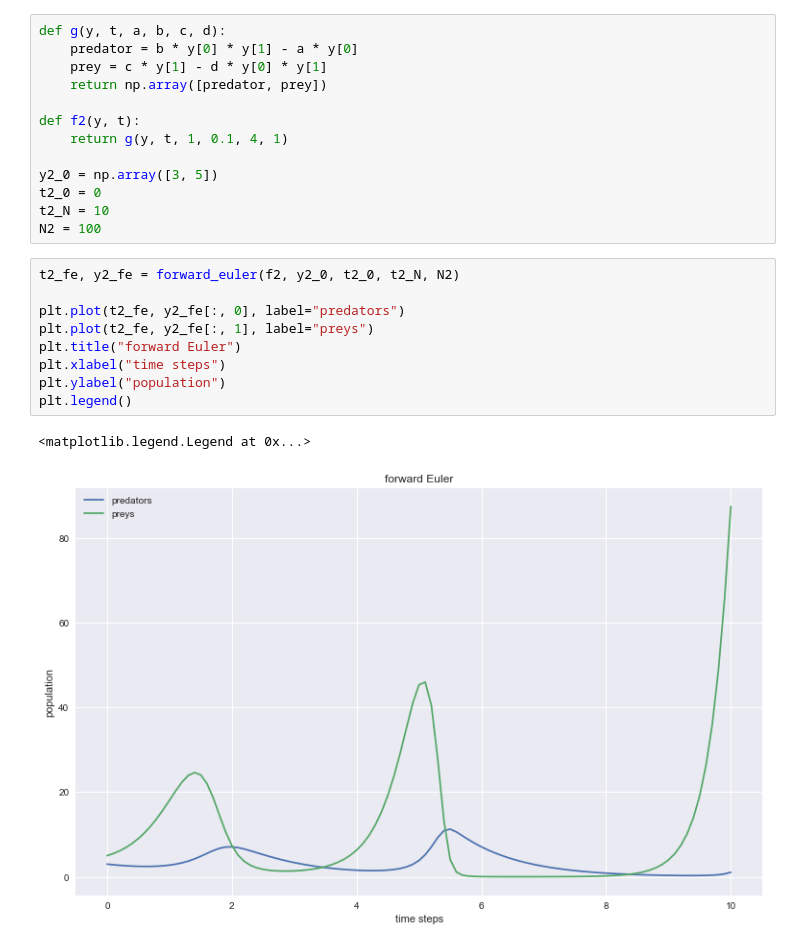
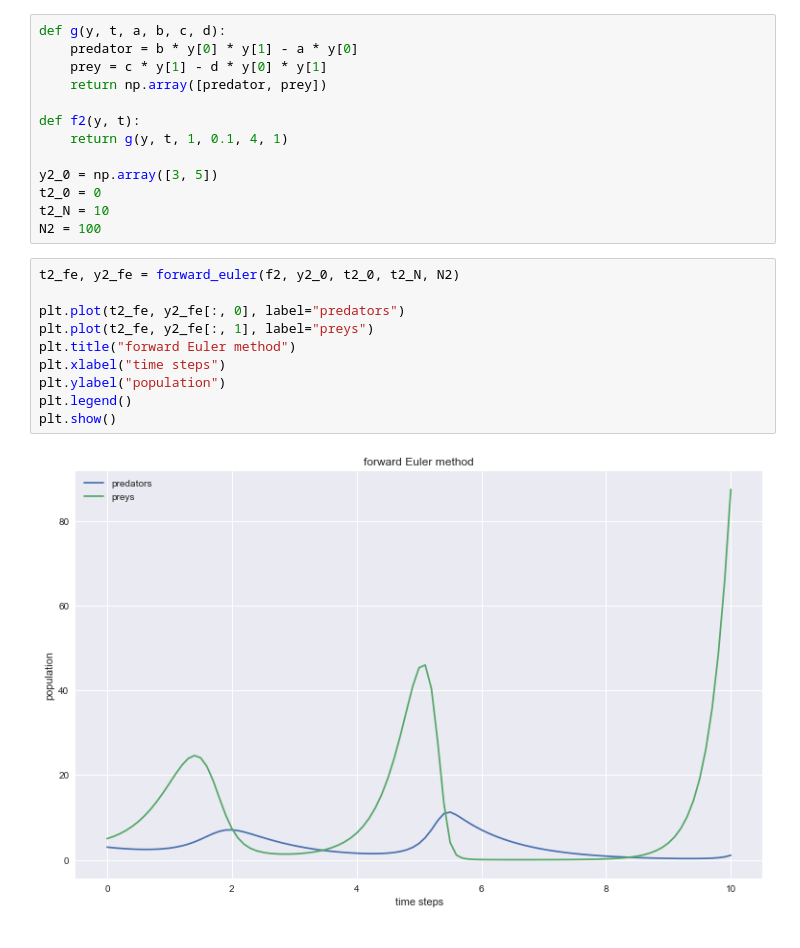
Before and after one commit to maxstollmayer/NuMeDiffG, a Jupyter notebook: Aufgabenblatt 3/Aufgabenblatt 3 Lösung.ipynb, the cells around one changed output. Cells and saved outputs as stored; diff of their text form.

```diff
--- a/Aufgabenblatt 3/Aufgabenblatt 3 Lösung.ipynb
+++ b/Aufgabenblatt 3/Aufgabenblatt 3 Lösung.ipynb
@@ -212,15 +218,15 @@ N2 = 100
 # %%
 t2_fe, y2_fe = forward_euler(f2, y2_0, t2_0, t2_N, N2)
 
 plt.plot(t2_fe, y2_fe[:, 0], label="predators")
 plt.plot(t2_fe, y2_fe[:, 1], label="preys")
-plt.title("forward Euler")
+plt.title("forward Euler method")
 plt.xlabel("time steps")
 plt.ylabel("population")
 plt.legend()
+plt.show()
 # %% [output]
-<matplotlib.legend.Legend at 0x...>
-[figure, old version]
+[figure, new version]
 # %%
 t2_be, y2_be = backward_euler(f2, y2_0, t2_0, t2_N, N2)
 
```
Also changed, not shown: parts of 6 cells of this notebook, 9 other files.
